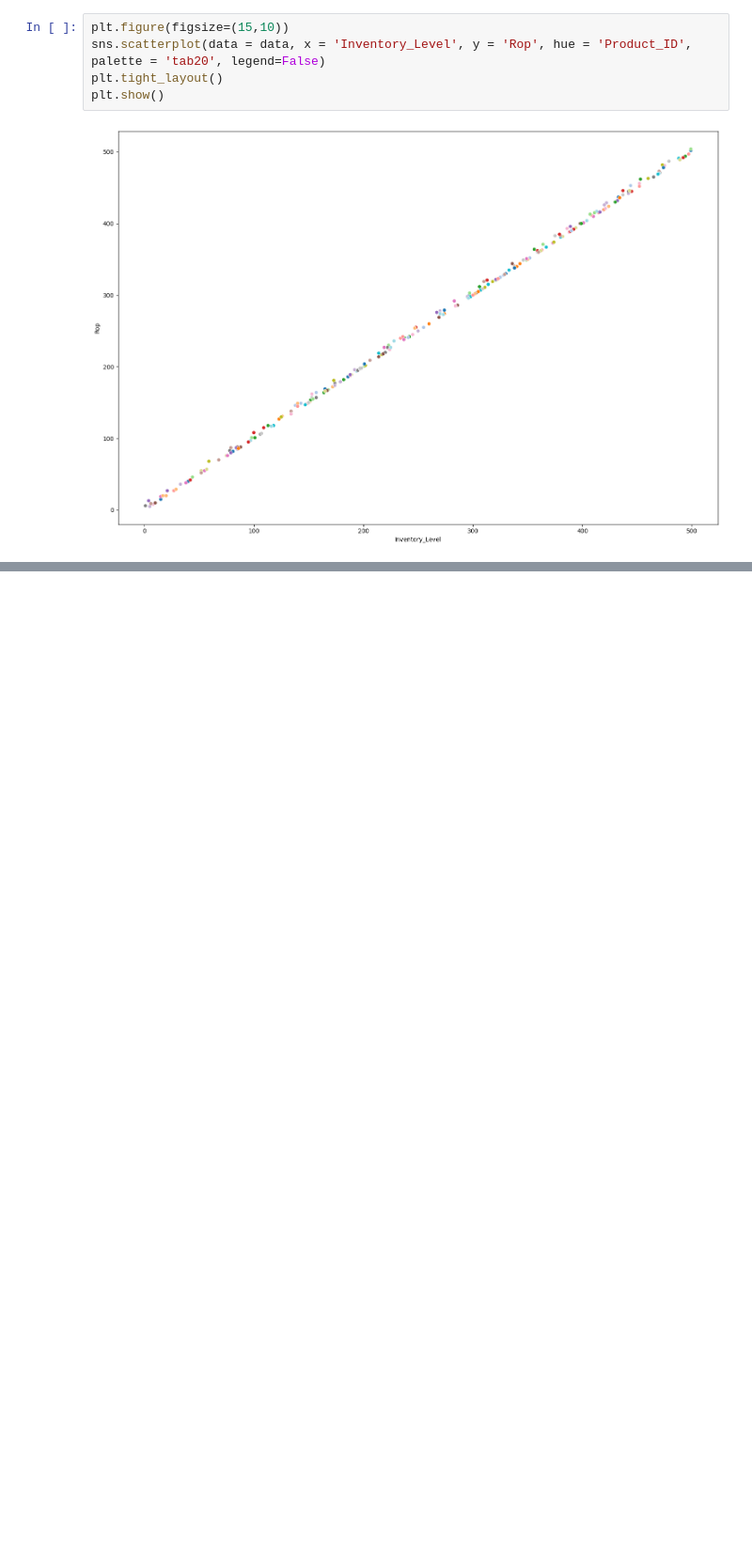
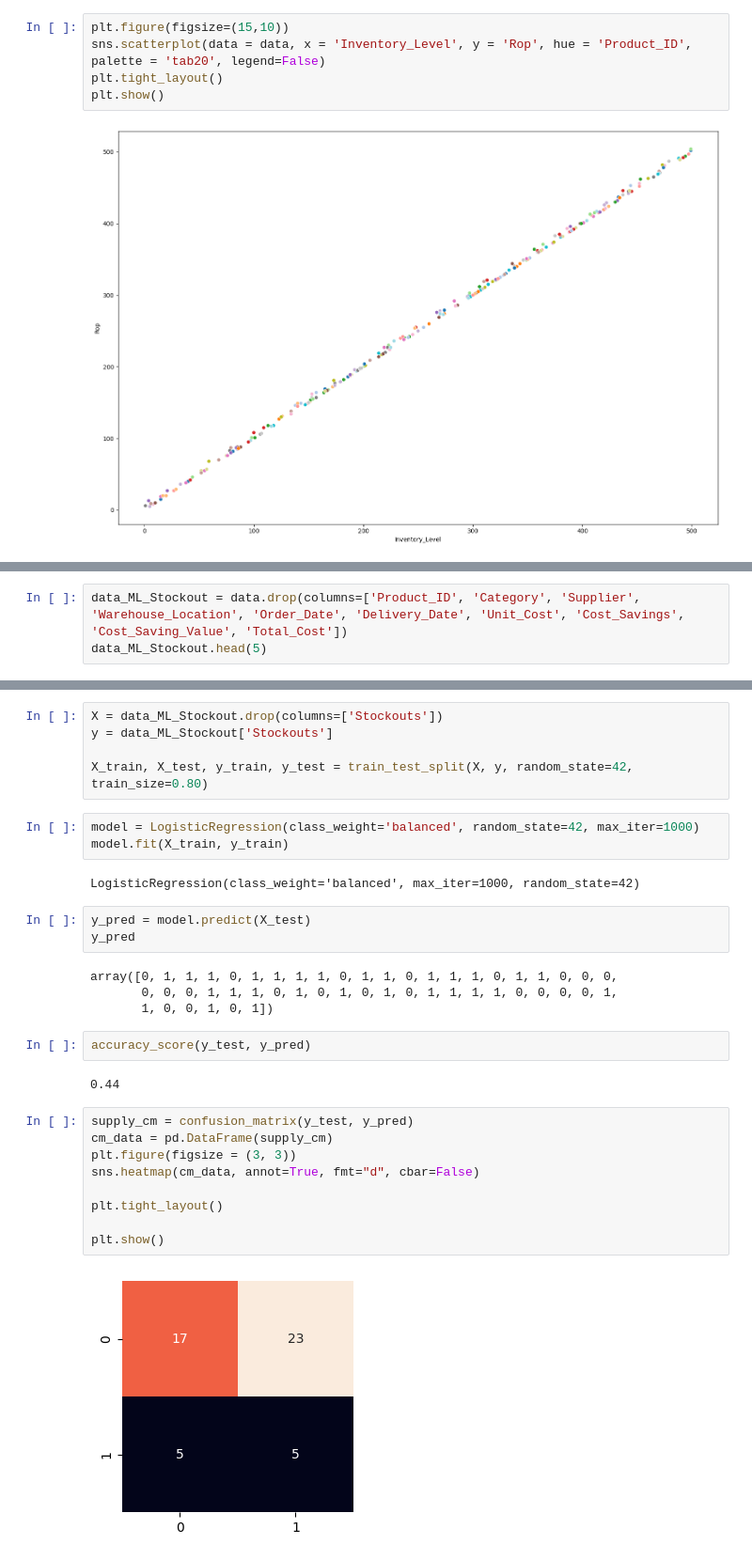
Before and after one commit to npebsjp/Supply-Chain, a Jupyter notebook: supply_chain.ipynb, the cells around one changed output, grey strips where cells are left out. Shown: that part at 94% size. Saved outputs shown, nothing was run; the diff lists cells and outputs as text; blank space fills up the shorter version.

Commit message:
testing machine learning model logistic regression

```diff
--- a/supply_chain.ipynb
+++ b/supply_chain.ipynb
@@ -377,0 +457,3 @@ plt.show()
+# %%
+data_ML_Stockout = data.drop(columns=['Product_ID', 'Category', 'Supplier', 'Warehouse_Location', 'Order_Date', 'Delivery_Date', 'Unit_Cost', 'Cost_Savings', 'Cost_Saving_Value', 'Total_Cost'])
+data_ML_Stockout.head(5)
@@ -377,0 +467,32 @@ plt.show()
+# %%
+X = data_ML_Stockout.drop(columns=['Stockouts'])
+y = data_ML_Stockout['Stockouts']
+
+X_train, X_test, y_train, y_test = train_test_split(X, y, random_state=42, train_size=0.80)
+# %%
+model = LogisticRegression(class_weight='balanced', random_state=42, max_iter=1000)
+model.fit(X_train, y_train)
+# %% [output]
+LogisticRegression(class_weight='balanced', max_iter=1000, random_state=42)
+# %%
+y_pred = model.predict(X_test)
+y_pred
+# %% [output]
+array([0, 1, 1, 1, 0, 1, 1, 1, 1, 0, 1, 1, 0, 1, 1, 1, 0, 1, 1, 0, 0, 0,
+       0, 0, 0, 1, 1, 1, 0, 1, 0, 1, 0, 1, 0, 1, 1, 1, 1, 0, 0, 0, 0, 1,
+       1, 0, 0, 1, 0, 1])
+# %%
+accuracy_score(y_test, y_pred)
+# %% [output]
+0.44
+# %%
+supply_cm = confusion_matrix(y_test, y_pred)
+cm_data = pd.DataFrame(supply_cm)
+plt.figure(figsize = (3, 3))
+sns.heatmap(cm_data, annot=True, fmt="d", cbar=False)
+
+plt.tight_layout()
+
+plt.show()
+# %% [output]
+[figure, added]
```
Also changed, not shown: parts of 23 cells of this notebook.
